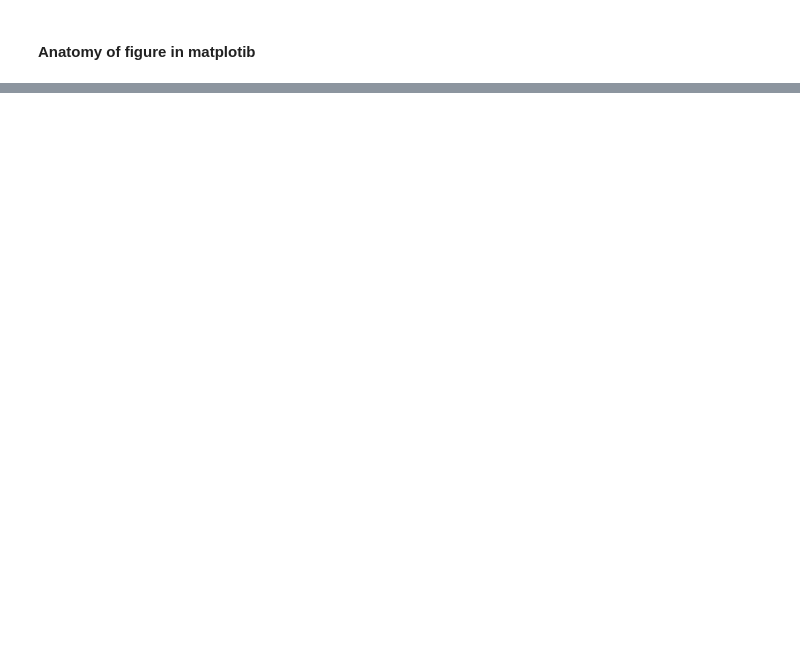
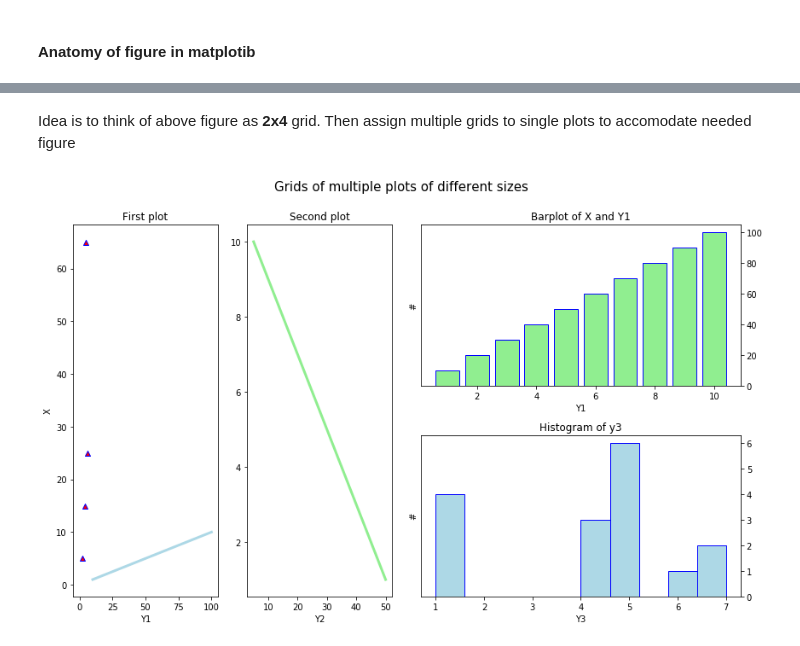
Before and after one commit to groverpr/learn_python_libraries, a Jupyter notebook: matplotlib/matplotlib_cheatsheet.ipynb, the cells around one changed output, grey strips where cells are left out. Cells and saved outputs as stored; diff of their text form; code cells hidden in the pictures; blank space fills up the shorter version.

```diff
--- a/matplotlib/matplotlib_cheatsheet.ipynb
+++ b/matplotlib/matplotlib_cheatsheet.ipynb
@@ -69,0 +162,50 @@ Source: https://matplotlib.org/faq/usage_faq.html
+# %% [markdown]
+Idea is to think of above figure as **2x4** grid. Then assign multiple grids to single plots to accomodate needed figure
+# %%
+y3 = [1,1,1,1,4,4,4,5,5,5,5,5,5,7,7,6]
+# %%
+gridsize = (2, 4) # 4 rows, 2 columns
+fig = plt.figure(figsize=(12, 7)) # this creates a figure without axes
+ax1 = plt.subplot2grid(gridsize, (0, 0), colspan=1, rowspan=2) # 2nd argument = origin of individual box
+ax2 = plt.subplot2grid(gridsize, (0, 1), colspan=1, rowspan=2)
+ax3 = plt.subplot2grid(gridsize, (0, 2), colspan=2, rowspan=1)
+ax4 = plt.subplot2grid(gridsize, (1, 2), colspan=2, rowspan=1)
+
+# Now that we have made multiple axes, we can customize each plot individually
+
+# customizing axis 1
+ax1.plot(y1, x, color='lightblue', linewidth=3) # make line-plot on axis 1
+ax1.scatter([2,4,6,5], [5,15,25, 65],           # add scatter plot in axis 1
+           color='red',
+           marker='^',
+            edgecolor = 'b')
+ax1.set_title('First plot') # set title
+ax1.set_xlabel('Y1')
+ax1.set_ylabel('X')
+
+# customizing axis 2
+ax2.plot(y2, x, color='lightgreen', linewidth=3) # make line-plot on axis 1
+ax2.set_xlabel('Y2')
+ax2.set_title('Second plot')
+
+# customizing axis 3
+ax3.bar(x,y1, color= 'lightgreen', edgecolor = 'b')
+ax3.set_title('Barplot of X and Y1')
+ax3.set_xlabel('Y1')
+ax3.set_ylabel('#')
+ax3.yaxis.tick_right()
+
+# customizing axis 4
+ax4.hist(y3, color = 'lightblue', edgecolor = 'b')
+ax4.set_title('Histogram of y3')
+ax4.set_xlabel('Y3')
+ax4.set_ylabel('#')
+ax4.yaxis.tick_right()
+
+# super title of figure
+fig.suptitle('Grids of multiple plots of different sizes ', y = 1.05, fontsize=15)
+
+# clean up whitespace padding
+fig.tight_layout()
+# %% [output]
+[figure, added]
```
Also changed, not shown: parts of 44 cells of this notebook, 1 other file.
